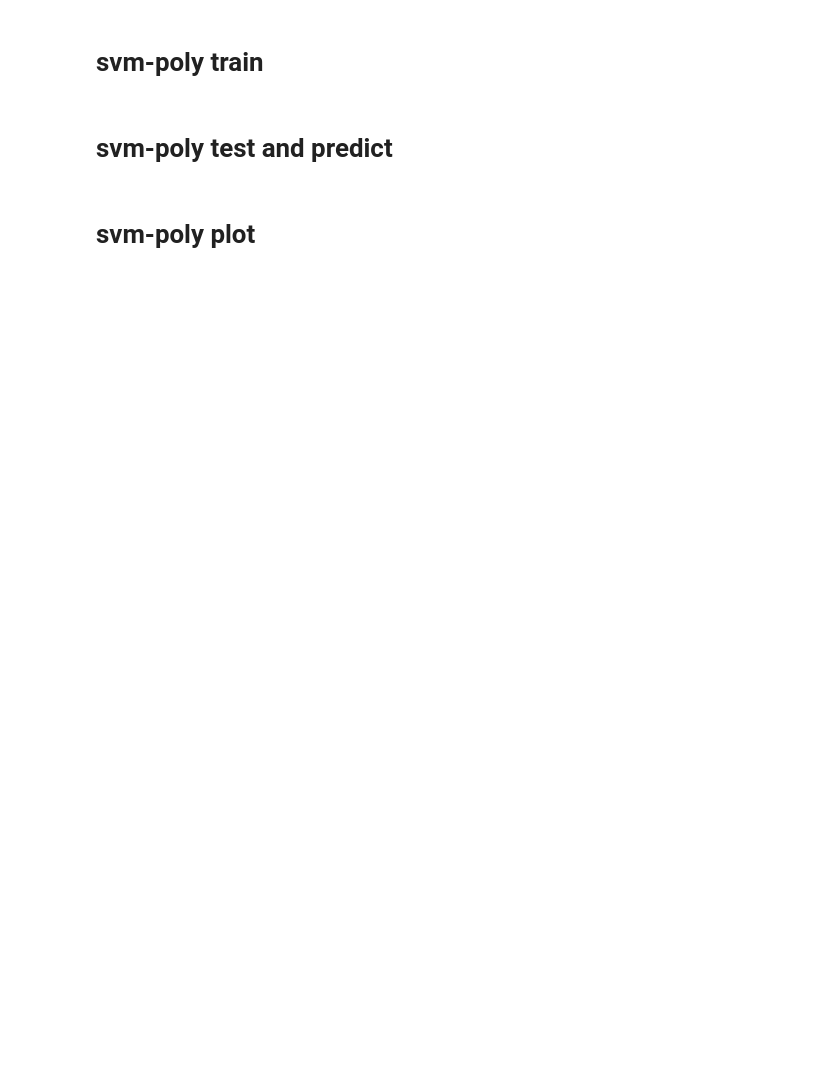
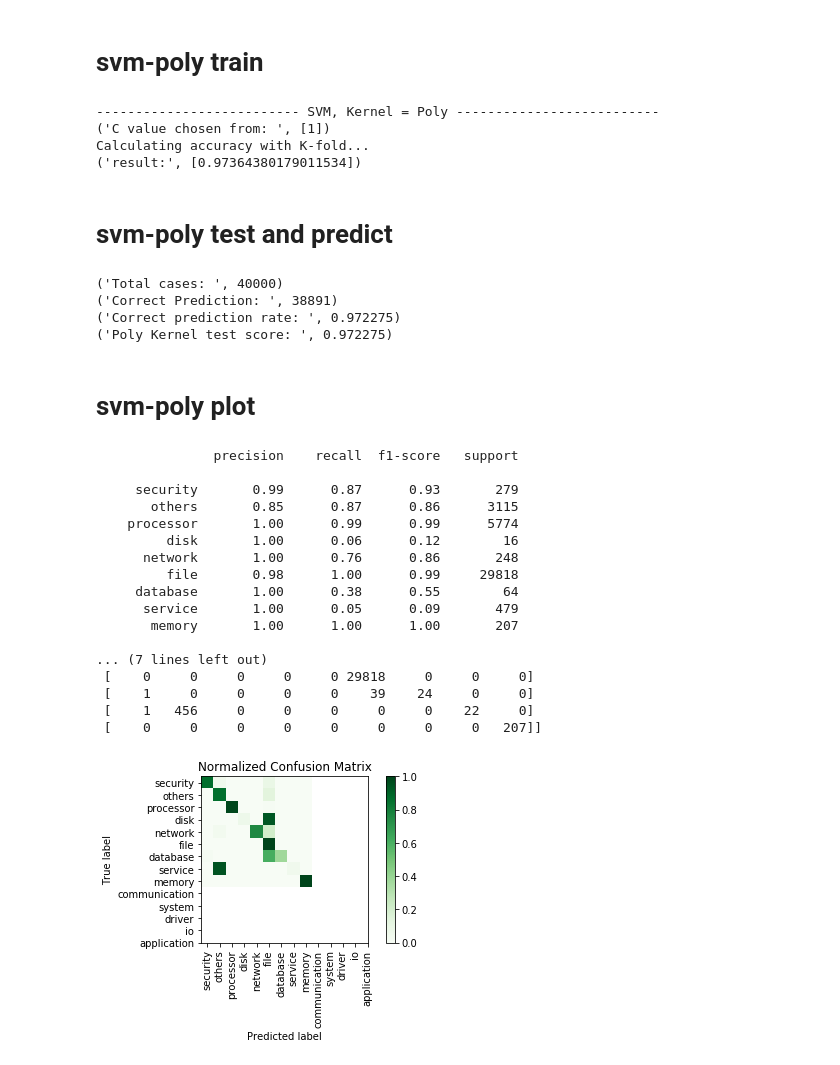
Before and after one commit to stephen-cheng/system_log_lstm_cnn, a Jupyter notebook: code/knn_random-forest_svm/svm.ipynb, the cells around one changed output. Drawn from its saved outputs; the diff is of its cells as text; code cells hidden in the pictures; blank space fills up the shorter version.

```diff
--- a/code/knn_random-forest_svm/svm.ipynb
+++ b/code/knn_random-forest_svm/svm.ipynb
@@ -167,7 +166,7 @@ print("Calculating accuracy with K-fold...")
 for C in C_rbf:
     svc_rbf = svm.SVC(kernel='rbf', C=C)
     scores = cross_validation.cross_val_score(
-        svc_rbf, X_train, y_train, scoring='accuracy', cv=7)
+        svc_rbf, X_train, y_train, scoring='accuracy', cv=14)
     result_rbf.append(scores.mean())
 
 print("result:", result_rbf)
@@ -184,12 +188,12 @@ count2 = 0
 actualist = []
 predlist = []
 
-for i in range(len(X_val)):
+for i in range(len(X_test)):
     count2 += 1
-    classinrow = X_val[i]
-    classinrow = np.array(X_val[i]).reshape(1,-1)
+    classinrow = X_test[i]
+    classinrow = np.array(X_test[i]).reshape(1,-1)
     predicted = rbf_test.predict(classinrow)#predict class.
-    actual = y_val[i]
+    actual = y_test[i]
     actualist.append(actual)
     predlist.append(predicted[0])
     if predicted == actual:
@@ -237,16 +265,23 @@ print("Calculating accuracy with K-fold...")
 for C in C_poly:
     svc_poly = svm.SVC(kernel='poly', C=C)
     scores = cross_validation.cross_val_score(
-        svc_poly, X_train, y_train, scoring='accuracy', cv=7)
+        svc_poly, X_train, y_train, scoring='accuracy', cv=14)
     result_poly.append(scores.mean())
 
 print("result:", result_poly)
+# %% [output]
+-------------------------- SVM, Kernel = Poly --------------------------
+('C value chosen from: ', [1])
+Calculating accuracy with K-fold...
+('result:', [0.97364380179011534])
 # %% [markdown]
 # svm-poly test and predict
 # %%
 # Result with different C are equal, so here choose C=1 directly as the best parameter.
 best_param_poly = {"C": 1}
-poly_test = svm.SVC(kernel='poly', C=best_param_poly.get("C"), degree=best_param_poly.get("degree")).fit(X_train, y_train)
+poly_test = svm.SVC(kernel='poly', C=best_param_poly.get("C"),
+                    #degree=best_param_poly.get("degree")
+                   ).fit(X_train, y_train)
 poly_test_score = poly_test.score(X_test, y_test)
 
 count1 = 0
@@ -254,12 +289,12 @@ count2 = 0
 actualist = []
 predlist = []
 
-for i in range(len(X_val)):
+for i in range(len(X_test)):
     count2 += 1
-    classinrow = X_val[i]
-    classinrow = np.array(X_val[i]).reshape(1,-1)
+    classinrow = X_test[i]
+    classinrow = np.array(X_test[i]).reshape(1,-1)
     predicted = poly_test.predict(classinrow)#predict class.
-    actual = y_val[i]
+    actual = y_test[i]
     actualist.append(actual)
     predlist.append(predicted[0])
     if predicted == actual:
@@ -269,27 +304,51 @@ print("Total cases: ", count2)
 print("Correct Prediction: ", count1)
 print("Correct prediction rate: ", float(count1) / count2)
 print("Poly Kernel test score: ", poly_test_score)
+# %% [output]
+('Total cases: ', 40000)
+('Correct Prediction: ', 38891)
+('Correct prediction rate: ', 0.972275)
+('Poly Kernel test score: ', 0.972275)
 # %% [markdown]
 # svm-poly plot
 # %%
 # cmap can be changed to many colors, (colormaps.Oranges,OrRd, etc)
-def plot_CM(cm, title="Normalized Confusion Matrix", cmap=plt.cm.RdYlGn):
+def plot_CM(cm, title="Normalized Confusion Matrix", cmap=plt.cm.Greens):
     plt.imshow(cm, interpolation='nearest', cmap=cmap)
     plt.title(title)
     plt.colorbar()
     tick_marks = np.arange(len(fault_label))
     plt.xticks(tick_marks, fault_label.values(), rotation=90)
     plt.yticks(tick_marks, fault_label.values())
     plt.tight_layout()
     plt.ylabel("True label")
     plt.xlabel("Predicted label")
     plt.show()
 
 print(metrics.classification_report(
     actualist, predlist, target_names = list(fault_label.values())))
 cm = metrics.confusion_matrix(actualist, predlist)
 print(cm)
 
 cm_normalized = cm.astype('float') / cm.sum(axis=1)[:,np.newaxis]
 plt.figure()
 plot_CM(cm_normalized)
+# %% [output]
+               precision    recall  f1-score   support
+
+     security       0.99      0.87      0.93       279
+       others       0.85      0.87      0.86      3115
+    processor       1.00      0.99      0.99      5774
+         disk       1.00      0.06      0.12        16
+      network       1.00      0.76      0.86       248
+         file       0.98      1.00      0.99     29818
+     database       1.00      0.38      0.55        64
+      service       1.00      0.05      0.09       479
+       memory       1.00      1.00      1.00       207
+
+... (7 lines left out)
+ [    0     0     0     0     0 29818     0     0     0]
+ [    1     0     0     0     0    39    24     0     0]
+ [    1   456     0     0     0     0     0    22     0]
+ [    0     0     0     0     0     0     0     0   207]]
+[figure, added]
```
Also changed, not shown: parts of 8 cells of this notebook, 30 other files.
